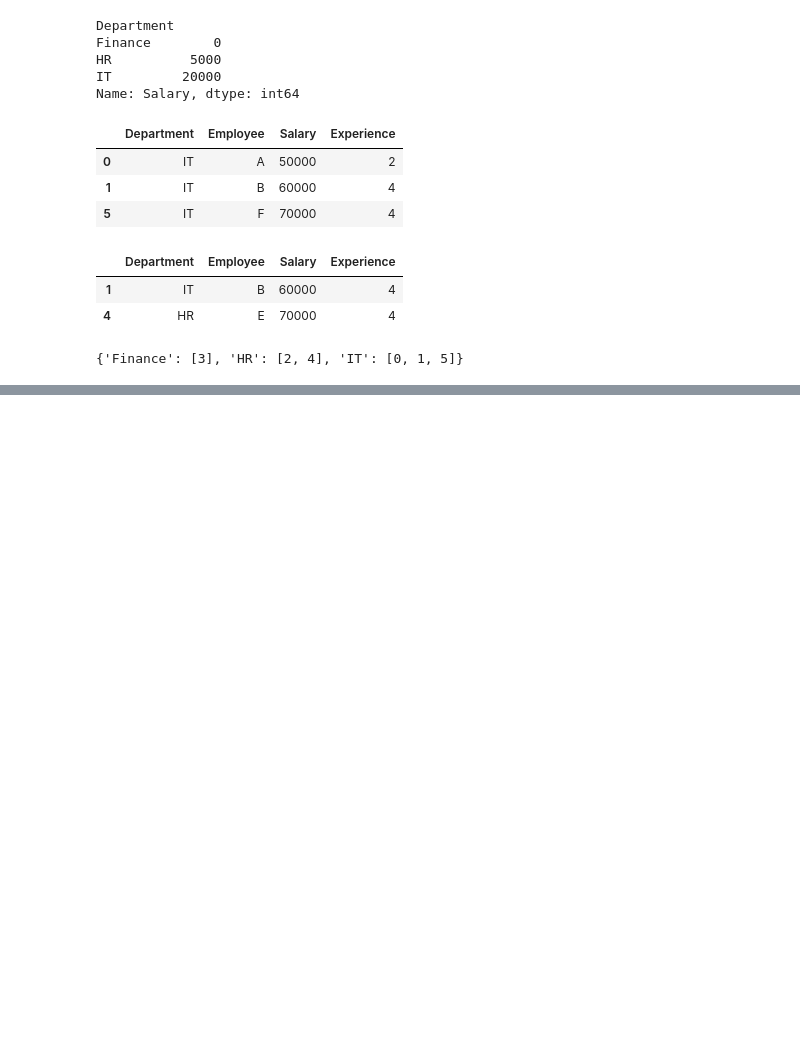
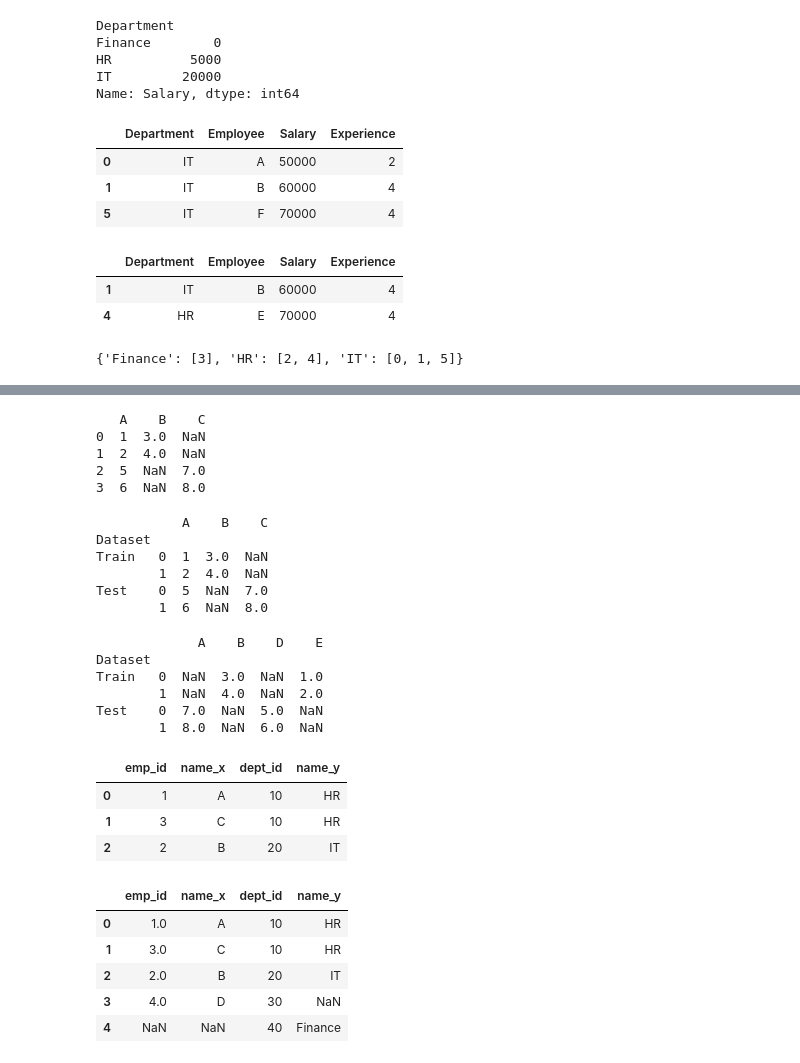
Before and after one commit to Krisha1011/Code, a Jupyter notebook: Python-2(B5)/Unit-1.ipynb, the cells around one changed output, grey strips where cells are left out. Saved outputs shown, nothing was run; the diff lists cells and outputs as text; code cells hidden in the pictures; blank space fills up the shorter version.

```diff
--- a/Python-2(B5)/Unit-1.ipynb
+++ b/Python-2(B5)/Unit-1.ipynb
@@ -517,0 +553,58 @@ df.groupby('Department').groups #gives index values in dictionary by group
+# %%
+# join
+
+df1=pd.DataFrame({'A':[1,2],'B':[3,4]})
+df2=pd.DataFrame({'A':[5,6],'C':[7,8]})
+
+print(pd.concat([df1,df2],join='outer',ignore_index=True))
+# %% [output]
+   A    B    C
+0  1  3.0  NaN
+1  2  4.0  NaN
+2  5  NaN  7.0
+3  6  NaN  8.0
+# %%
+df1=pd.DataFrame({'A':[1,2],'B':[3,4]})
+df2=pd.DataFrame({'A':[5,6],'C':[7,8]})
+
+print(pd.concat([df1,df2],join='outer',keys=['Train','Test'],names=['Dataset']))
+# %% [output]
+           A    B    C
+Dataset
+Train   0  1  3.0  NaN
+        1  2  4.0  NaN
+Test    0  5  NaN  7.0
+        1  6  NaN  8.0
+# %%
+df1=pd.DataFrame({'E':[1,2],'B':[3,4]})
+df2=pd.DataFrame({'D':[5,6],'A':[7,8]})
+
+print(pd.concat([df1,df2],join='outer',keys=['Train','Test'],names=['Dataset'],sort=True))
+# %% [output]
+             A    B    D    E
+Dataset
+Train   0  NaN  3.0  NaN  1.0
+        1  NaN  4.0  NaN  2.0
+Test    0  7.0  NaN  5.0  NaN
+        1  8.0  NaN  6.0  NaN
+# %%
+# merge()  need 1 column common
+
+emp=pd.DataFrame({'emp_id':[1,2,3,4],'name':['A','B','C','D'],'dept_id':[10,20,10,30]})
+dept=pd.DataFrame({'dept_id':[10,20,40],'name':['HR','IT','Finance']})
+
+pd.merge(emp,dept,on='dept_id',how='inner')
+# %% [output]
+|  | emp_id | name_x | dept_id | name_y |
+| 0 | 1 | A | 10 | HR |
+| 1 | 3 | C | 10 | HR |
+| 2 | 2 | B | 20 | IT |
+# %%
+pd.merge(emp,dept,on='dept_id',how='outer')
+# %% [output]
+|  | emp_id | name_x | dept_id | name_y |
+| 0 | 1.0 | A | 10 | HR |
+| 1 | 3.0 | C | 10 | HR |
+| 2 | 2.0 | B | 20 | IT |
+| 3 | 4.0 | D | 30 | NaN |
+| 4 | NaN | NaN | 40 | Finance |
```
Also changed, not shown: parts of 10 cells of this notebook, 1 other file.
